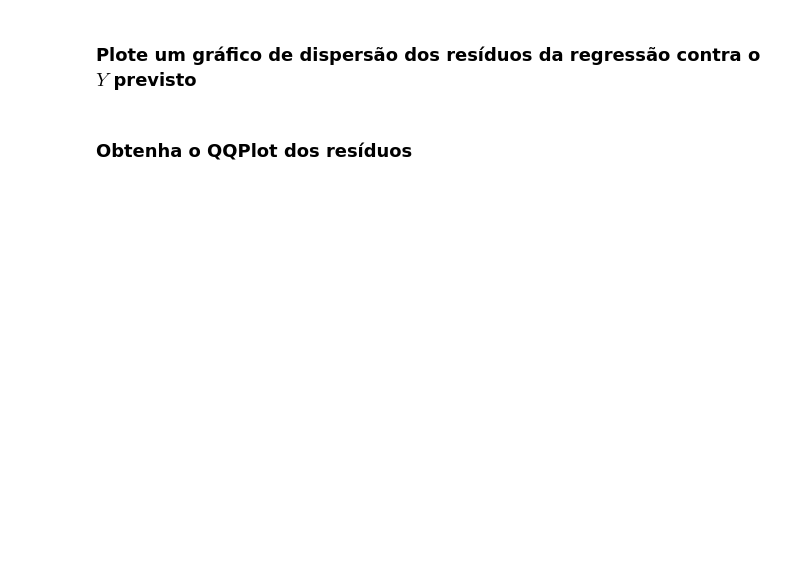
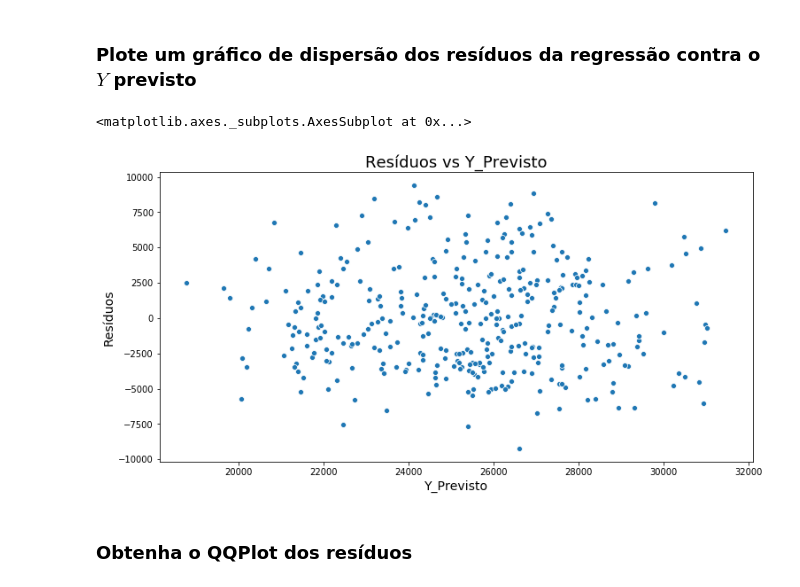
Before and after one commit to dehscardoso/desenvolve-boticario, a Jupyter notebook: Módulos Extra/Data Science/Estatística com Python parte 4 - Correlação e Regressão/Correlacao_e_Regressao.ipynb, the cells around one changed output. Drawn from its saved outputs; the diff is of its cells as text; code cells hidden in the pictures; blank space fills up the shorter version.

```diff
--- a/Módulos Extra/Data Science/Estatística com Python parte 4 - Correlação e Regressão/Correlacao_e_Regressao.ipynb
+++ b/Módulos Extra/Data Science/Estatística com Python parte 4 - Correlação e Regressão/Correlacao_e_Regressao.ipynb
@@ -61,6 +138,11 @@ Resp.:
 # %% [markdown]
 ### Prepare os dados para estimar um modelo de regressão linear simples
+# %%
+Y = dataset.Y
+X = sm.add_constant(dataset.X)
 # %% [markdown]
 ### Estime o modelo de regressão linear simples
+# %%
+resultado_regressao = sm.OLS(Y, X).fit()
 # %% [markdown]
 ### Visualize o resultado da regressão
@@ -67,2 +169,5 @@ Resp.:
 # %% [markdown]
 ### Obtenha o $Y$ previsto
+# %%
+dataset['Y_previsto'] = resultado_regressao.predict()
+dataset.head()
@@ -72,2 +188,5 @@ Resp.:
 # %% [markdown]
 ### Obtenha os resíduos da regressão
+# %%
+dataset['Residuos'] = resultado_regressao.resid
+dataset.head()
@@ -74,4 +200,14 @@ Resp.:
 # %% [markdown]
 ### Plote um gráfico de dispersão dos resíduos da regressão contra o $Y$ previsto
+# %%
+ax = sns.scatterplot(x=dataset.Y_previsto, y=dataset.Residuos)
+ax.figure.set_size_inches(12, 6)
+ax.set_title('Resíduos vs Y_Previsto', fontsize=18)
+ax.set_xlabel('Y_Previsto', fontsize=14)
+ax.set_ylabel('Resíduos', fontsize=14)
+ax
+# %% [output]
+<matplotlib.axes._subplots.AxesSubplot at 0x...>
+[figure, added]
 # %% [markdown]
 ### Obtenha o QQPlot dos resíduos
```
Also changed, not shown: parts of 23 cells of this notebook, 1 other file.
